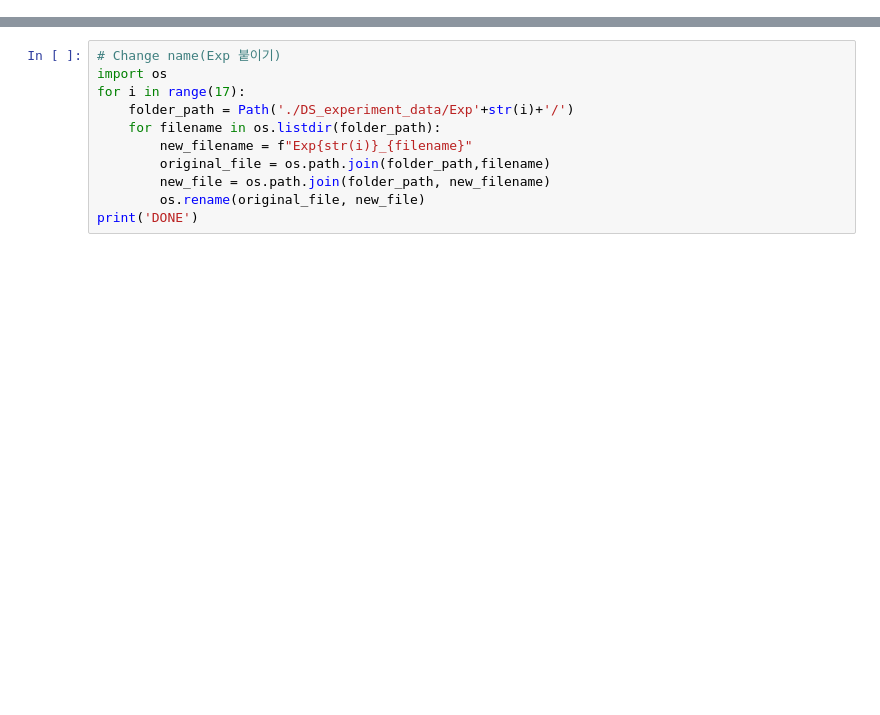
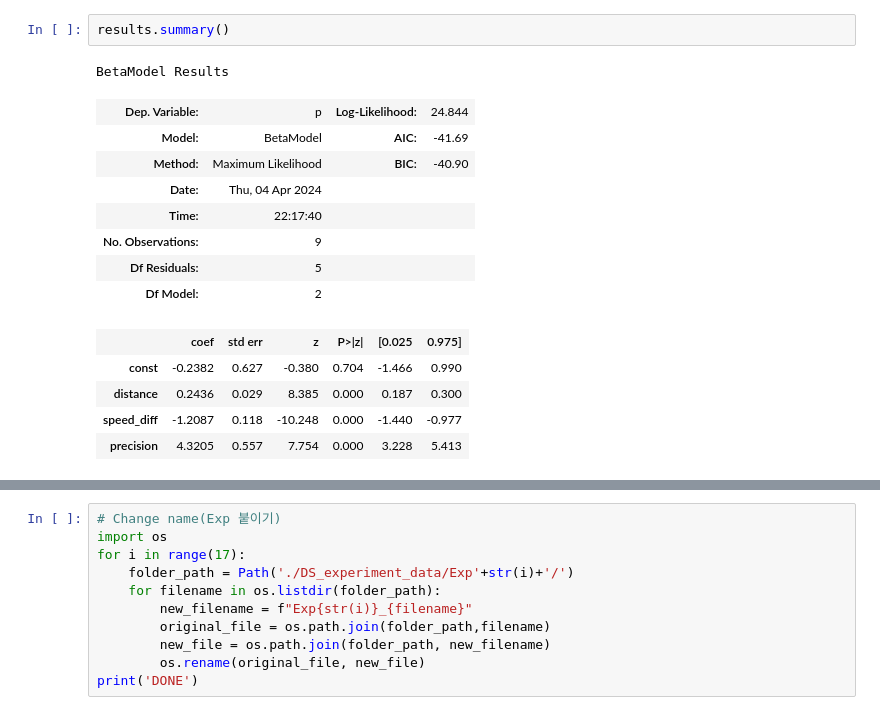
Before and after one commit to jahii/carla_develop, a Jupyter notebook: Driving simulator data analysis.ipynb, the cells around one changed output, grey strips where cells are left out. Cells and saved outputs as stored; diff of their text form; blank space fills up the shorter version.

```diff
--- a/Driving simulator data analysis.ipynb
+++ b/Driving simulator data analysis.ipynb
@@ -284,2 +266,19 @@ DS_experiment_data\Exp2\10_10_40_merging_scenario_data.csv DONE
+# %%
+results.summary()
+# %% [output]
+BetaModel Results
+| Dep. Variable: | p | Log-Likelihood: | 24.844 |
+| Model: | BetaModel | AIC: | -41.69 |
+| Method: | Maximum Likelihood | BIC: | -40.90 |
+| Date: | Thu, 04 Apr 2024 |  |  |
+| Time: | 22:17:40 |  |  |
+| No. Observations: | 9 |  |  |
+| Df Residuals: | 5 |  |  |
+| Df Model: | 2 |  |  |
+|  | coef | std err | z | P>|z| | [0.025 | 0.975] |
+| const | -0.2382 | 0.627 | -0.380 | 0.704 | -1.466 | 0.990 |
+| distance | 0.2436 | 0.029 | 8.385 | 0.000 | 0.187 | 0.300 |
+| speed_diff | -1.2087 | 0.118 | -10.248 | 0.000 | -1.440 | -0.977 |
+| precision | 4.3205 | 0.557 | 7.754 | 0.000 | 3.228 | 5.413 |
 # %%
 # imageio
```
Also changed, not shown: parts of 26 cells of this notebook, 9 other files.
